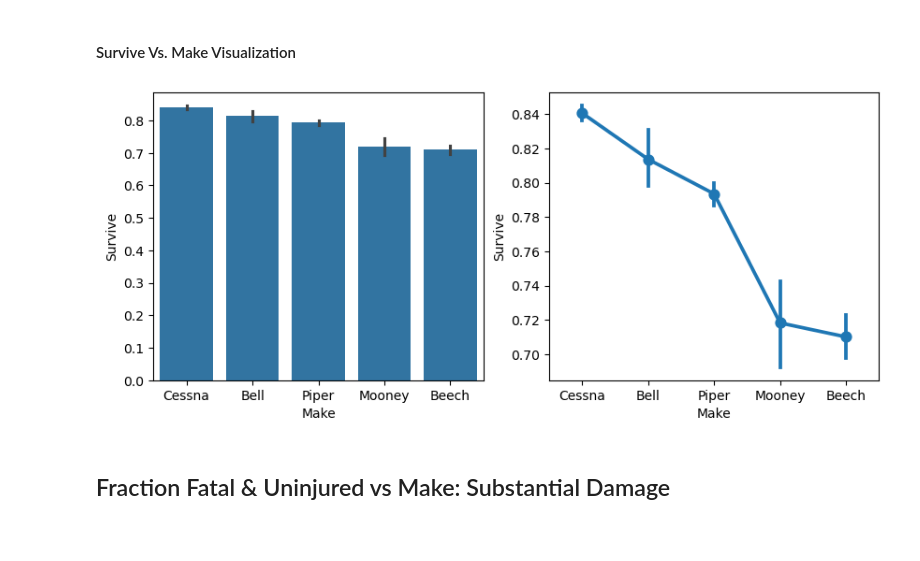
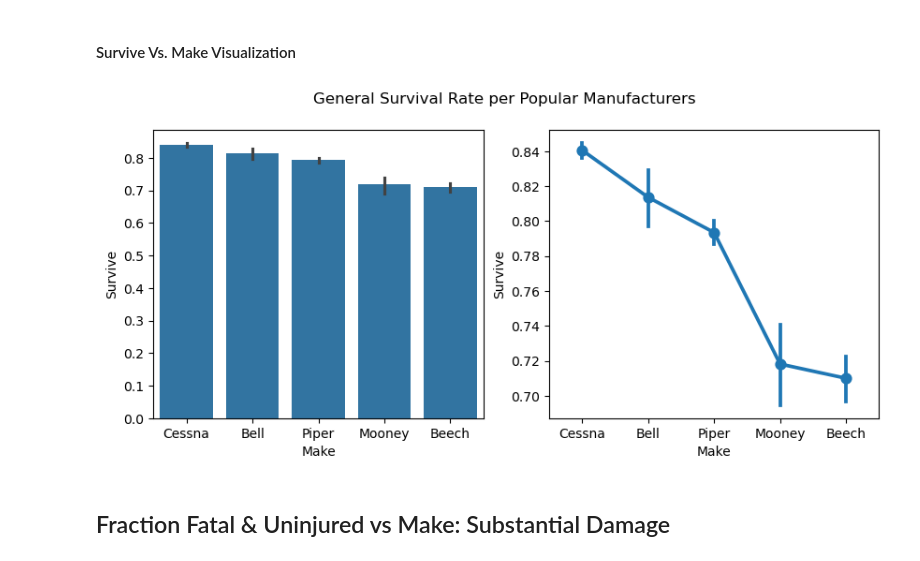
Before and after one commit to jgoett2/Phase1-Airplane-Zach-Jeff, a Jupyter notebook: Analysis.ipynb, the cells around one changed output. Cells and saved outputs as stored; diff of their text form; code cells hidden in the pictures; blank space fills up the shorter version.

Commit message:
New Graph to Analysis

```diff
--- a/Analysis.ipynb
+++ b/Analysis.ipynb
@@ -19,12 +19,14 @@ df['Make_Model'] = df[['Make', 'Model']].apply(lambda x: '-'.join(x), axis=1)
 # %%
 fig, ax = plt.subplots(1,2, figsize = (10,4))
 
 sns.barplot(data=df, x='Make', y = 'Survive', ax = ax[0], order=df[["Make","Survive"]].groupby("Make").mean().sort_values("Survive",ascending=False).index)
 sns.pointplot(data=df, x='Make', y = 'Survive', order=df[["Make","Survive"]].groupby("Make").mean().sort_values("Survive",ascending=False).index, ax = ax[1])
 
+fig.suptitle('General Survival Rate per Popular Manufacturers')
+
 fig.savefig("Images/SurviveMake")
 # %% [output]
-[figure, old version]
+[figure, new version]
 # %% [markdown]
 ## Fraction Fatal & Uninjured vs Make: Substantial Damage
 # %%
```
Also changed, not shown: parts of 16 cells of this notebook, 1 other file.
